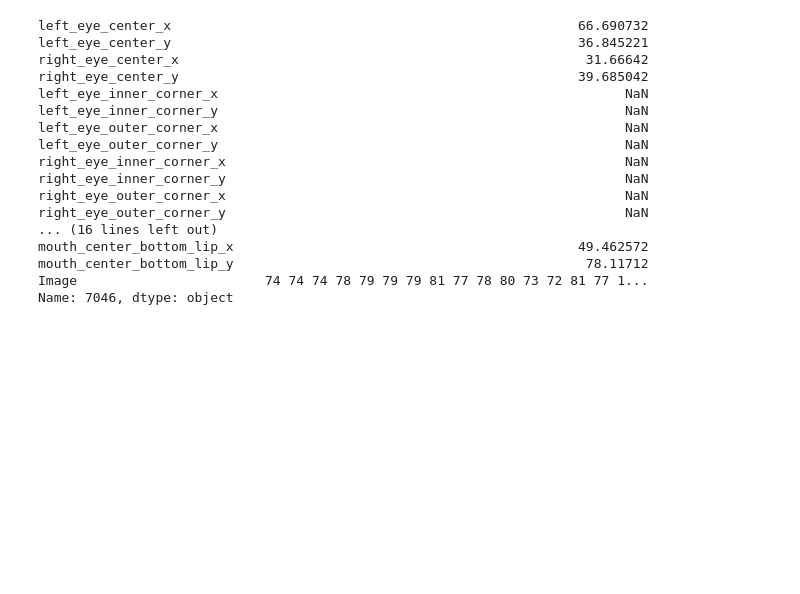
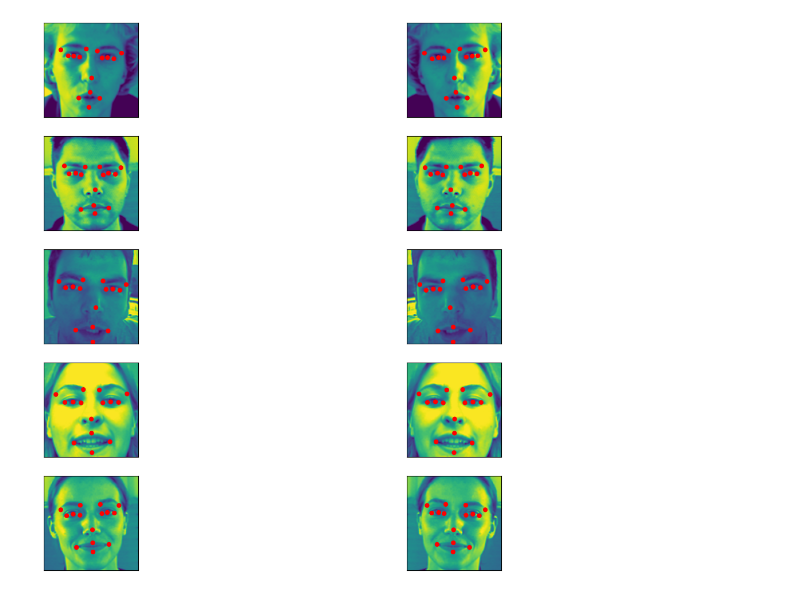
Before and after one commit to PioRow/WTUM_2024_zespol_4, a Jupyter notebook: DataAnalisys.ipynb, the cells around one changed output. Saved outputs shown, nothing was run; the diff lists cells and outputs as text; code cells hidden in the pictures; blank space fills up the shorter version.

Commit message:
Obróbka danych skończona. Niepełne wiersze usunięte, pozostałe odbite i dodane. Obrobione dane są w pliku EditedData

```diff
--- a/DataAnalisys.ipynb
+++ b/DataAnalisys.ipynb
@@ -25,0 +23,5 @@ dtype: int64
+# %%
+for series_name,series_data in df.items():
+    if series_name!="Image":
+        df[series_name]=df[series_name]/48-1
+df
@@ -33,0 +47,10 @@ plt.show()
+# %%
+Images=df2["Image"].copy()
+imgs=Images.apply(lambda r:np.fromstring(r,sep=' ',dtype=int))
+imgs=imgs.apply(lambda r:r.reshape(96,96))
+imgs=imgs.apply(lambda r:r[:,::-1])
+imgs=imgs.apply(lambda r:r.flatten())
+imgs=imgs.apply(lambda r:[str(v) for v in r])
+imgs=imgs.apply(lambda r:" ".join(r))
+df2["Image"]=imgs
+df2["Image"]
@@ -33,0 +71,2 @@ plt.show()
+# %%
+toSwap=[(0,2),(1,3),(4,8),(5,9),(6,10),(7,11),(12,16),(13,17),(14,18),(15,19),(22,24),(23,25)]
@@ -33,0 +95,6 @@ plt.show()
+# %%
+for pair in toSwap:
+    tmp=df2.iloc[:,pair[0]].copy()
+    df2.iloc[:,pair[0]]=df2.iloc[:,pair[1]].values
+    df2.iloc[:,pair[1]]=tmp
+df2
@@ -34,20 +115,22 @@ plt.show()
 # %%
-df.iloc[7046]
+Images=df["Image"]
+ImagesR=df2["Image"]
+fig = plt.figure(figsize=(15,15))
+for j in range(1,10,2):
+    img=np.fromstring(Images[j],dtype=int,sep=" ")
+    img=img.reshape(96,96)
+    imgr=np.fromstring(ImagesR[j],sep=" ",dtype=int)
+    imgr=imgr.reshape(96,96)
+    ax=fig.add_subplot(6,2,j,xticks=[], yticks=[])
+    ax2=fig.add_subplot(6,2, j+1, xticks=[], yticks=[])
+    for i in range(0,30,2):
+        x,y=(df.iloc[j,i]+1)*48,(df.iloc[j,i+1]+1)*48
+        xr,yr=(df2.iloc[j,i]+1)*48,(df2.iloc[j,i+1]+1)*48
+        c=plt.Circle((xr,yr),2,color='r')
+        c1=plt.Circle((x,y),2,color='r')
+        ax.add_patch(c1)
+        ax2.add_patch(c)
+    ax2.imshow(imgr)
+    ax.imshow(img)
 # %% [output]
-left_eye_center_x                                                    66.690732
-left_eye_center_y                                                    36.845221
-right_eye_center_x                                                    31.66642
-right_eye_center_y                                                   39.685042
-left_eye_inner_corner_x                                                    NaN
-left_eye_inner_corner_y                                                    NaN
-left_eye_outer_corner_x                                                    NaN
-left_eye_outer_corner_y                                                    NaN
-right_eye_inner_corner_x                                                   NaN
-right_eye_inner_corner_y                                                   NaN
-right_eye_outer_corner_x                                                   NaN
-right_eye_outer_corner_y                                                   NaN
-... (16 lines left out)
-mouth_center_bottom_lip_x                                            49.462572
-mouth_center_bottom_lip_y                                             78.11712
-Image                        74 74 74 78 79 79 79 81 77 78 80 73 72 81 77 1...
-Name: 7046, dtype: object
+[figure, added]
```
Also changed, not shown: parts of 13 cells of this notebook, 1 other file.
